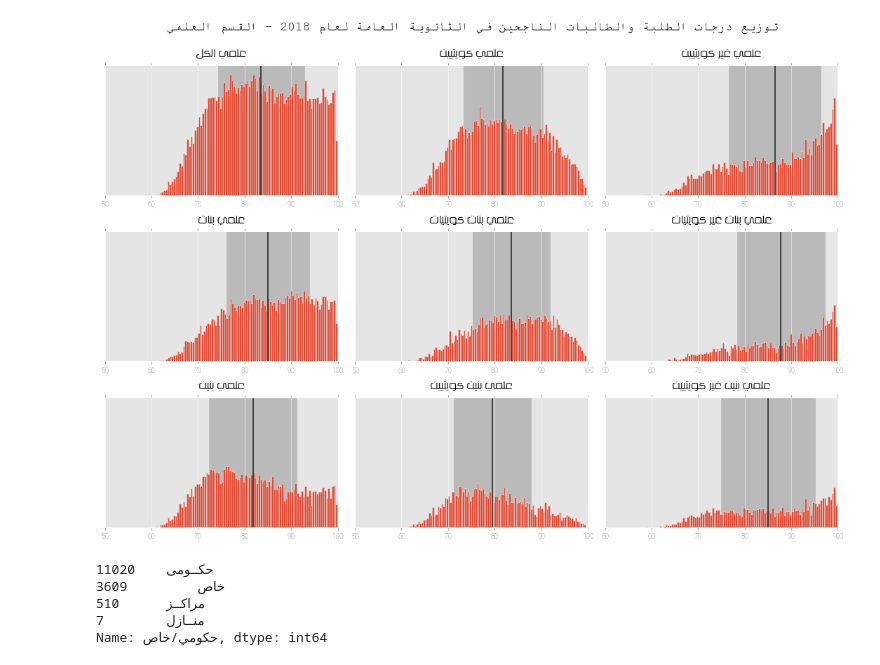
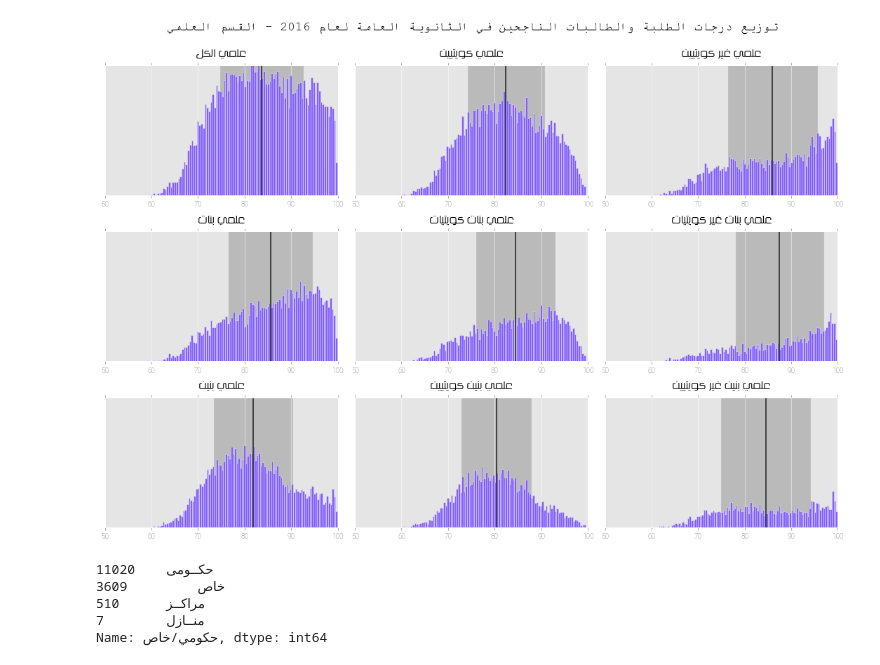
Before and after one commit to alsaibie/KuwaitEDUStats, a Jupyter notebook: DataAnalysis.ipynb, the cells around one changed output. Drawn from its saved outputs; the diff is of its cells as text; code cells hidden in the pictures.

Commit message:
corrected 2016 figure error

```diff
--- a/DataAnalysis.ipynb
+++ b/DataAnalysis.ipynb
@@ -9,7 +9,7 @@ plt.style.use('ggplot')
 %matplotlib inline
 # %%
 #2018
-df_2018_stem_clean = pd.read_excel("sorted_data/Master_STEM_clean.xlsx", sheet_name='2018')
+df_2018_stem_clean = pd.read_excel("sorted_data/Master_STEM_clean.xlsx", sheet_name='2016')
 # df_2017_stem_clean = pd.read_excel("sorted_data/Master_STEM_clean.xlsx", sheet_name='2017')
 # df_2016_stem_clean = pd.read_excel("sorted_data/Master_STEM_clean.xlsx", sheet_name='2016')
 display(df_2018_stem_clean.tail(10))
@@ -93,34 +93,34 @@ display(df_2018_stem_female.head(10))
 # %%
 def arabic_text(utext):
     reshaped_text = arabic_reshaper.reshape(utext)
     return bidialg.get_display(reshaped_text)
 ncols_ = 3
 nrows_ = 3
 fig, axes = plt.subplots(figsize=(15, 10), nrows=nrows_, ncols=ncols_)
 axes = axes.flatten()
 
 dissection_plot_list_2018 = [[df_2018_stem_clean, u'علمي الكل'],
                             [df_2018_stem_local, u'علمي كويتيين'],
                             [df_2018_stem_expat, u'علمي غير كويتيين'],
                             [df_2018_stem_female, u'علمي بنات'],
                             [df_2018_stem_female_local, u'علمي بنات كويتيات'],
                             [df_2018_stem_female_expat, u'علمي بنات غير كويتيات'],
                             [df_2018_stem_male,  u'علمي بنين'],
                             [df_2018_stem_male_local, u'علمي بنين كويتيين'],
                             [df_2018_stem_male_expat, u'علمي بنين غير كويتيين']]
 
 for k, df_pair in enumerate(dissection_plot_list_2018):
     desc = df_pair[0][u'النسبة'].describe()
-    df_pair[0][u'النسبة'].plot.hist(stacked=True , bins=100, ax=axes[k]) #2016 Color: 815eff, 2017 color: 4286f4
+    df_pair[0][u'النسبة'].plot.hist(stacked=True , color='#815eff', bins=100, ax=axes[k]) #2016 Color: 815eff, 2017 color: 4286f4
     axes[k].set_title(arabic_text(df_pair[1]), fontname='KacstTitle', y=1.04)
     axes[k].axvline(x=desc['mean'], color='#414242', lw=2)
     axes[k].axvspan(desc['mean'] - desc['std'], desc['mean'] + desc['std'], alpha=0.5, color='#919191', zorder=0)
     axes[k].get_yaxis().set_visible(False)
     axes[k].set_xlim([50,100])
     axes[k].set_ylim([0,250])
 
-fig.suptitle(arabic_text(u'توزيع درجات الطلبة والطالبات الناجحين في الثانوية العامة لعام 2018 - القسم العلمي'), fontname='Courier New',fontsize=18, y=1.04)
+fig.suptitle(arabic_text(u'توزيع درجات الطلبة والطالبات الناجحين في الثانوية العامة لعام 2016 - القسم العلمي'), fontname='Courier New',fontsize=18, y=1.04)
 fig.tight_layout()
 # %% [output]
-[figure, old version]
+[figure, new version]
 # %%
```
Also changed, not shown: parts of 3 cells of this notebook, 1 other file.
